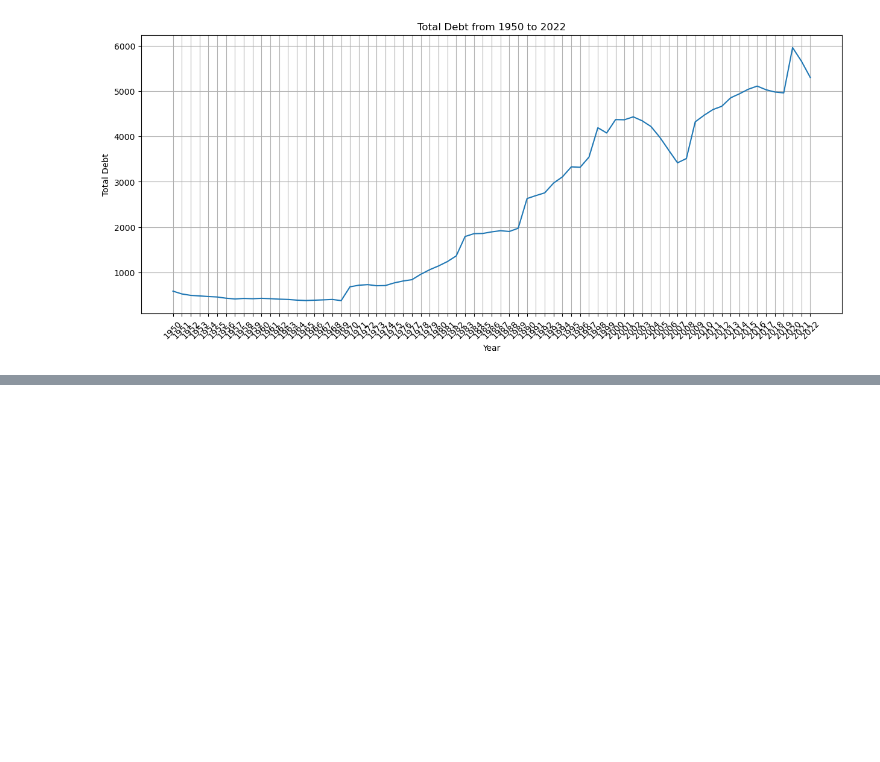
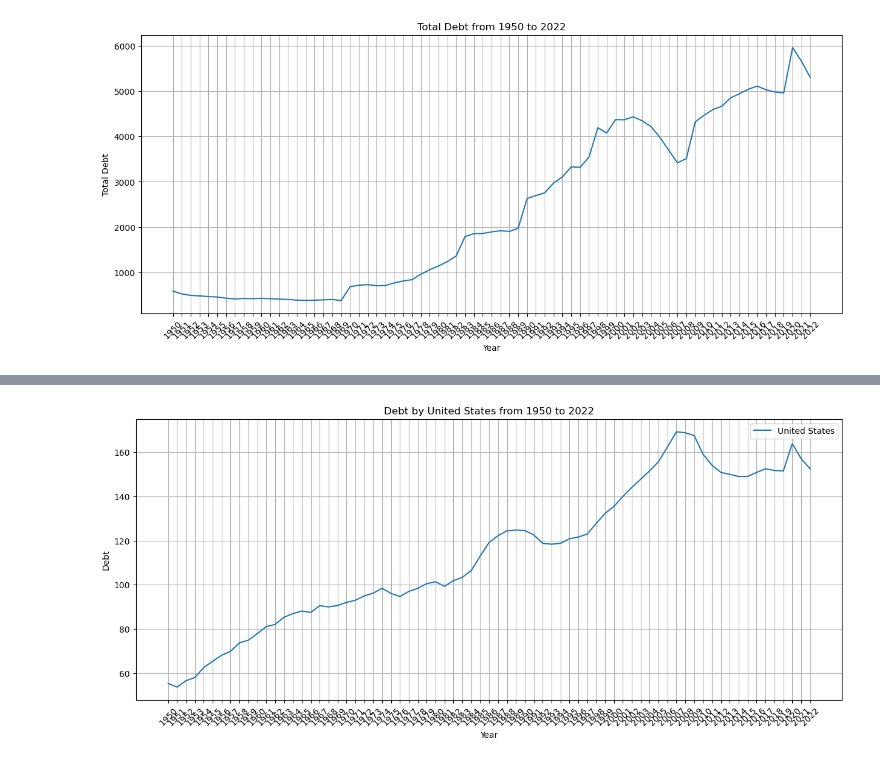
Before and after one commit to MaukanMir/global-debt-analysis, a Jupyter notebook: training.ipynb, the cells around one changed output, grey strips where cells are left out. Drawn from its saved outputs; the diff is of its cells as text; code cells hidden in the pictures; blank space fills up the shorter version.

```diff
--- a/training.ipynb
+++ b/training.ipynb
@@ -78,0 +126,4 @@ plot_debt_graph(general_government_debt)
+# %%
+plot_by_country_name("United States", private_debt)
+# %% [output]
+[figure, added]
```
Also changed, not shown: parts of 4 cells of this notebook.
